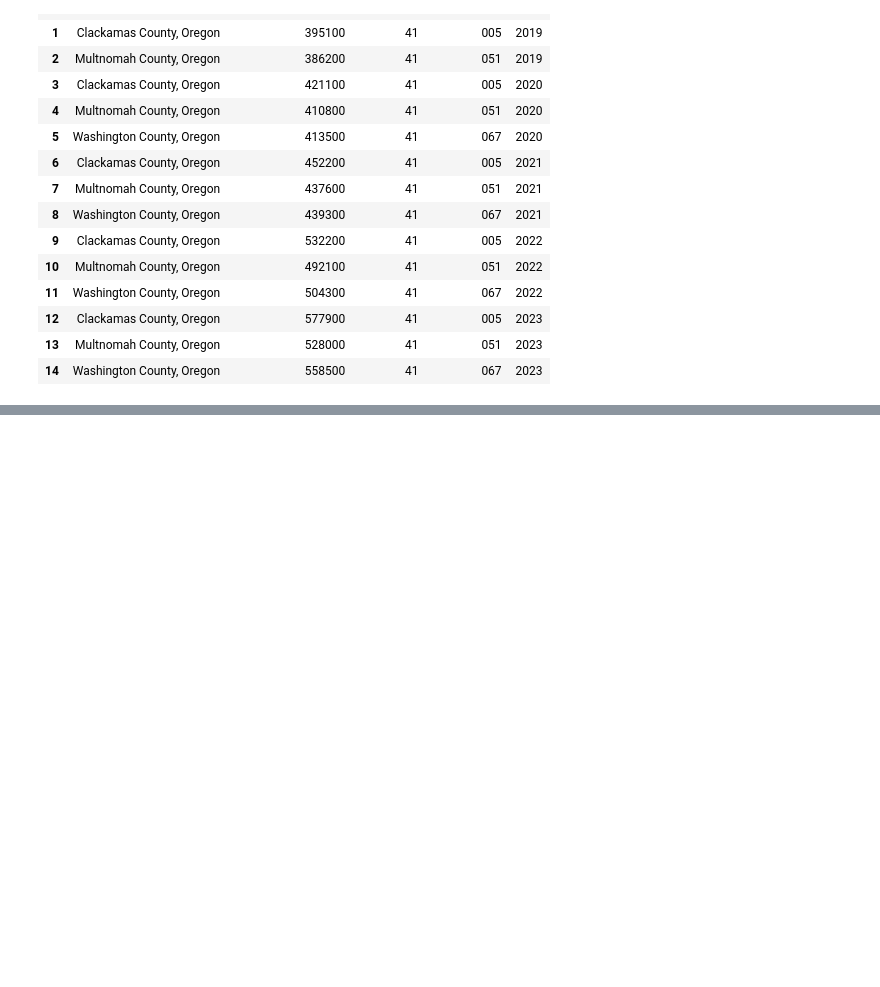
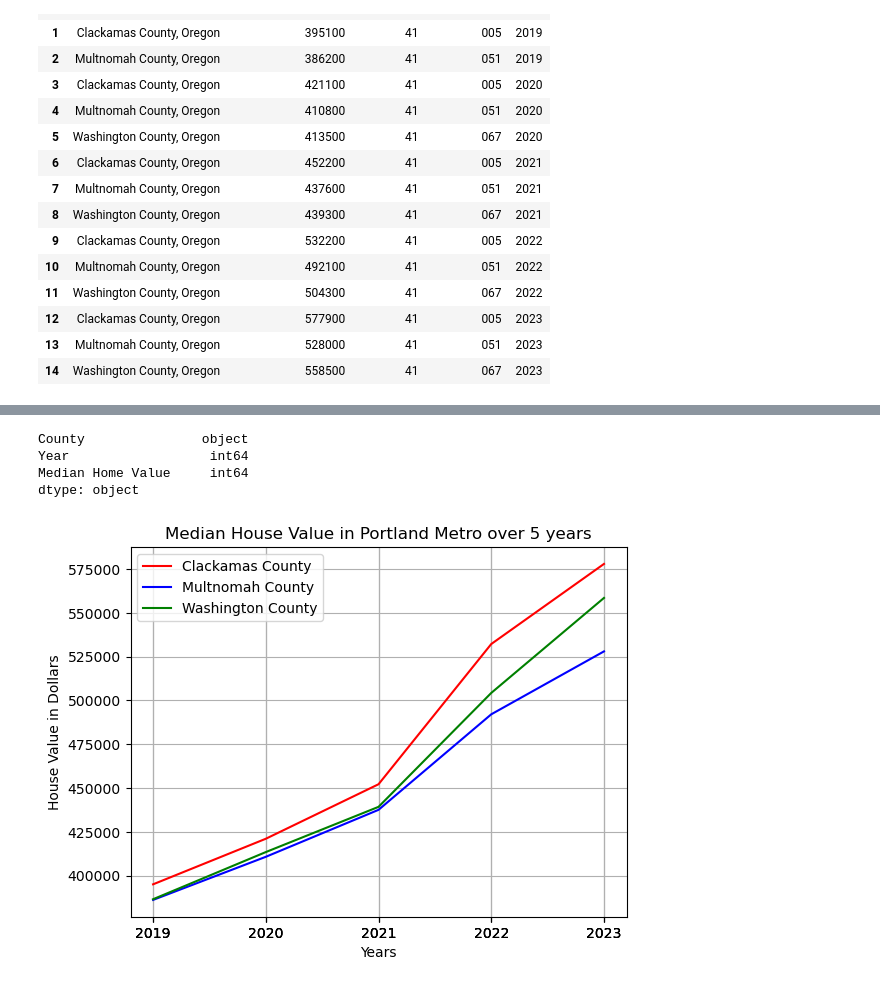
Before and after one commit to Tserrof7/Portland-Housing-Prices-Affordability-Project, a Jupyter notebook: House_Values_Prices.ipynb, the cells around one changed output, grey strips where cells are left out. Drawn from its saved outputs; the diff is of its cells as text; code cells hidden in the pictures; blank space fills up the shorter version.

```diff
--- a/House_Values_Prices.ipynb
+++ b/House_Values_Prices.ipynb
@@ -4,6 +4,9 @@ import os
 import pandas as pd
 import json
 from api_keys import census_api_key
+import matplotlib.pyplot as plt
+
+house_valuesdf = pd.read_csv('income_vs_home_rent.csv')
 # %%
 #define years
 years = [2019, 2020, 2021, 2022, 2023]
@@ -100,0 +124,4 @@ census_data_df
+# %%
+housevaluecols = ['County','Year','Median Home Value']
+median_homevalsdf = house_valuesdf[housevaluecols].dropna()
+median_homevalsdf
@@ -100,0 +151,25 @@ census_data_df
+# %%
+Clackamas_df= median_homevalsdf[median_homevalsdf['County'] == 'Clackamas County, Oregon']
+Multnomah_df= median_homevalsdf[median_homevalsdf['County']== 'Multnomah County, Oregon']
+Washington_df = median_homevalsdf[median_homevalsdf['County']== 'Washington County, Oregon']
+Washington_df.dtypes
+# %% [output]
+County               object
+Year                  int64
+Median Home Value     int64
+dtype: object
+# %%
+Clackamas_line, = plt.plot(Clackamas_df['Year'],Clackamas_df['Median Home Value'], color = 'red', label='Clackamas County')
+Multnomah_line, = plt.plot(Multnomah_df['Year'],Multnomah_df['Median Home Value'], color='blue', label='Multnomah County')
+Washington_line, = plt.plot(Washington_df['Year'],Washington_df['Median Home Value'], color='green', label='Washington County')
+
+plt.xlabel("Years")
+plt.ylabel("House Value in Dollars")
+plt.gca().set_xticks(median_homevalsdf['Year'])
+plt.grid()
+plt.title("Median House Value in Portland Metro over 5 years")
+plt.legend(handles=[Clackamas_line, Multnomah_line,Washington_line])
+plt.savefig('Median_Home_Values.png')
+plt.show()
+# %% [output]
+[figure, added]
```
Also changed, not shown: parts of 3 cells of this notebook.
